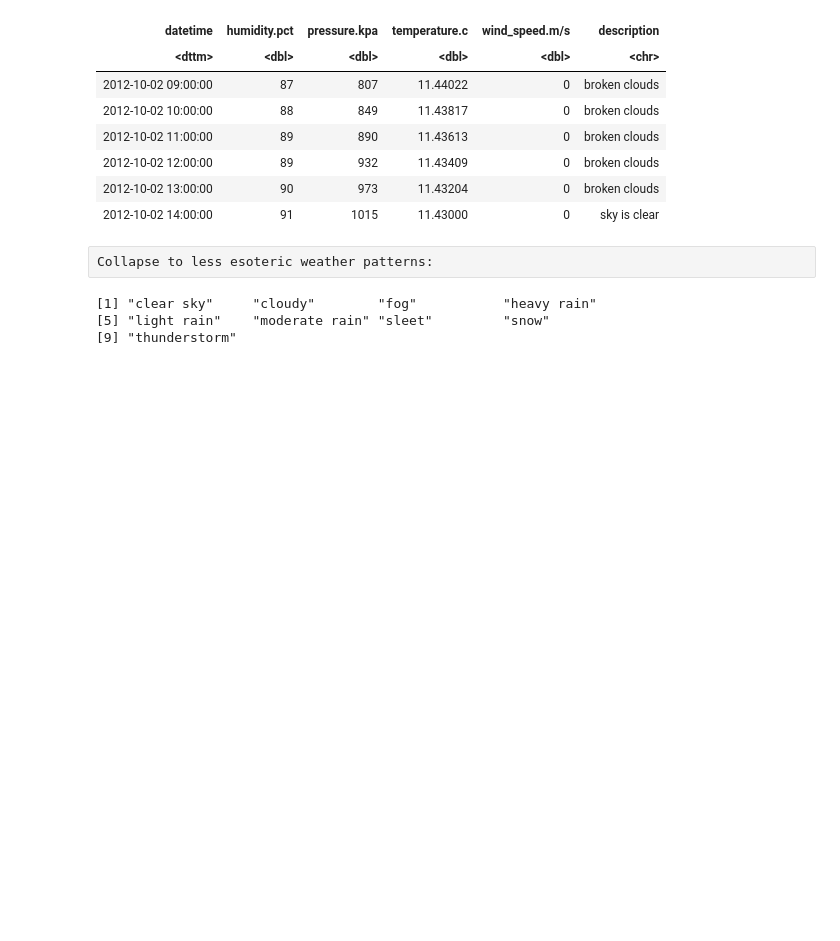
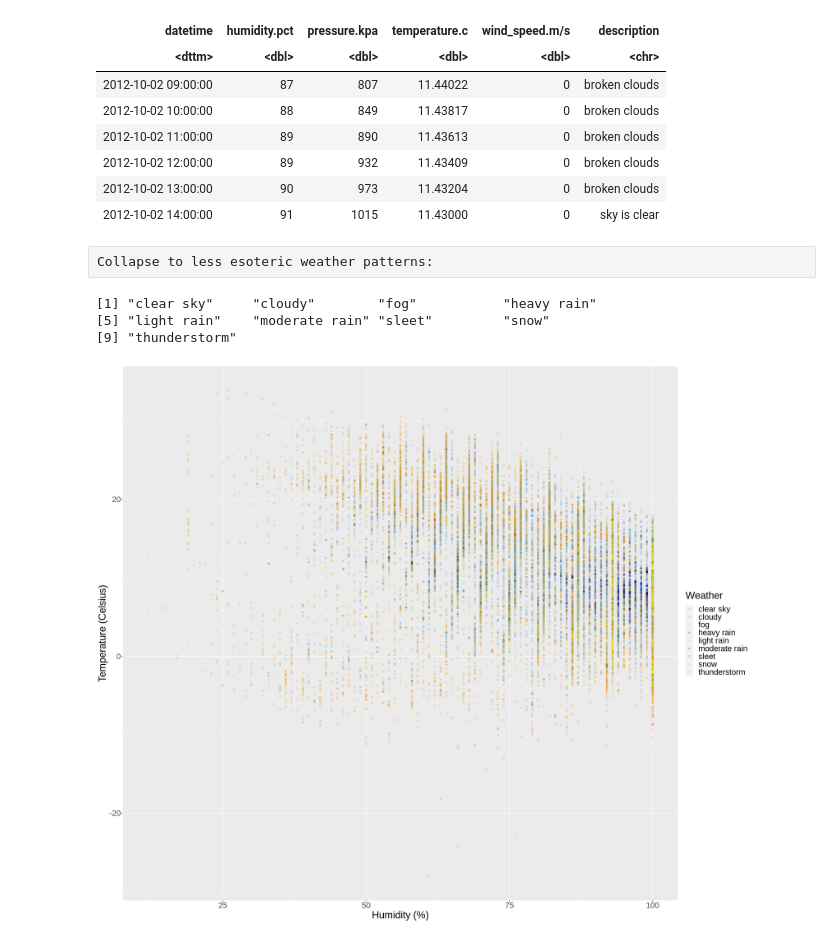
Before and after one commit to StuartLiv/DSCI100Group, a Jupyter notebook: data_exploration.ipynb, the cells around one changed output. Drawn from its saved outputs; the diff is of its cells as text; code cells hidden in the pictures; blank space fills up the shorter version.

Commit message:
plot the data
using humidity and temperature to plot nine weathers in Vancouver

```diff
--- a/data_exploration.ipynb
+++ b/data_exploration.ipynb
@@ -99,3 +99,18 @@ levels(pull(weather_clean, description))
 [1] "clear sky"     "cloudy"        "fog"           "heavy rain"
 [5] "light rain"    "moderate rain" "sleet"         "snow"
 [9] "thunderstorm"
+# %%
+options(repr.plot.width = 20, repr.plot.height = 17)
+
+weather_data_plot <- weather_data %>%
+  ggplot(aes(x = humidity.pct, y = temperature.c, color = description)) +
+  geom_point(alpha = 0.2) +
+  labs(x = "Humidity (%)",
+       y = "Temperature (Celsius)",
+       color = "Weather") +
+  scale_color_manual(labels = c("clear sky", "cloudy", "fog", "heavy rain", "light rain", "moderate rain", "sleet", "snow", "thunderstorm"),
+                     values = c("orange2", "steelblue2", "yellow", "blue", "grey", "grey0", "red", "coral1", "plum")) +
+  theme(text = element_text(size = 22))
+weather_data_plot
+# %% [output]
+[figure, added]
```
Also changed, not shown: parts of 1 cell of this notebook.
